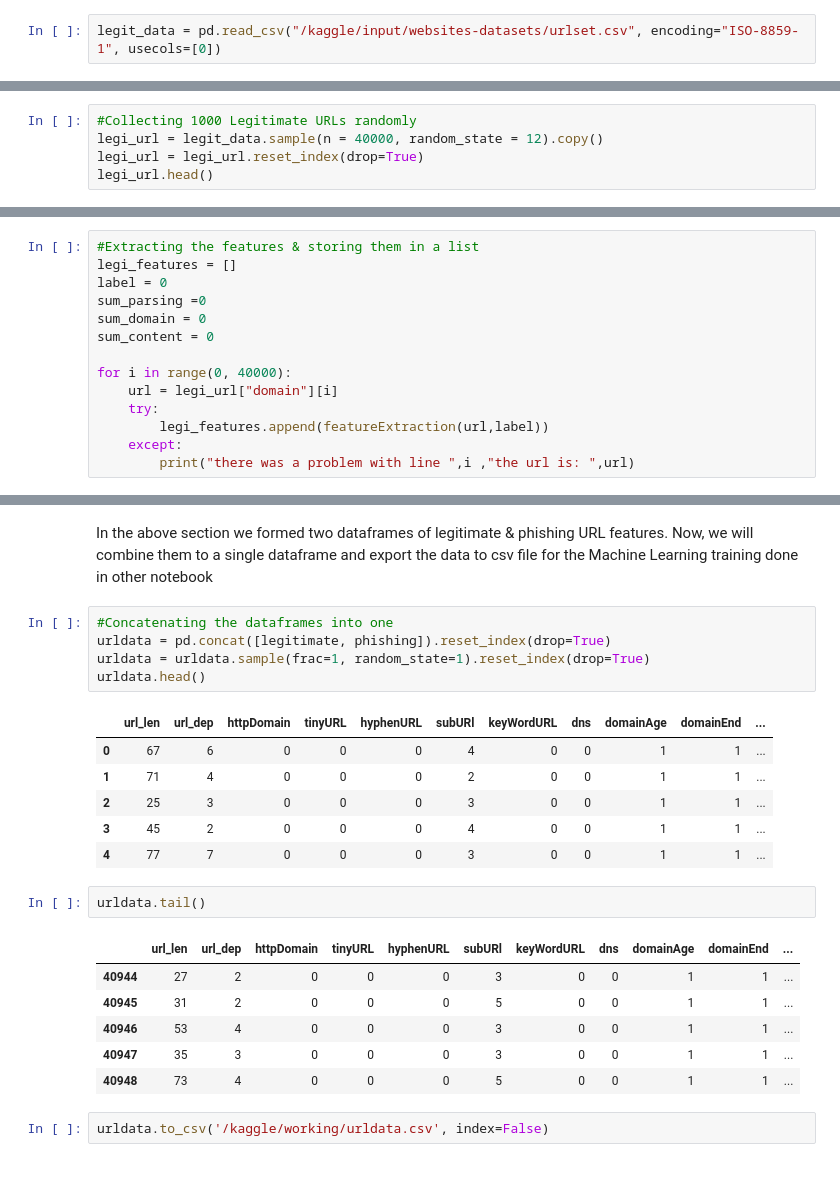
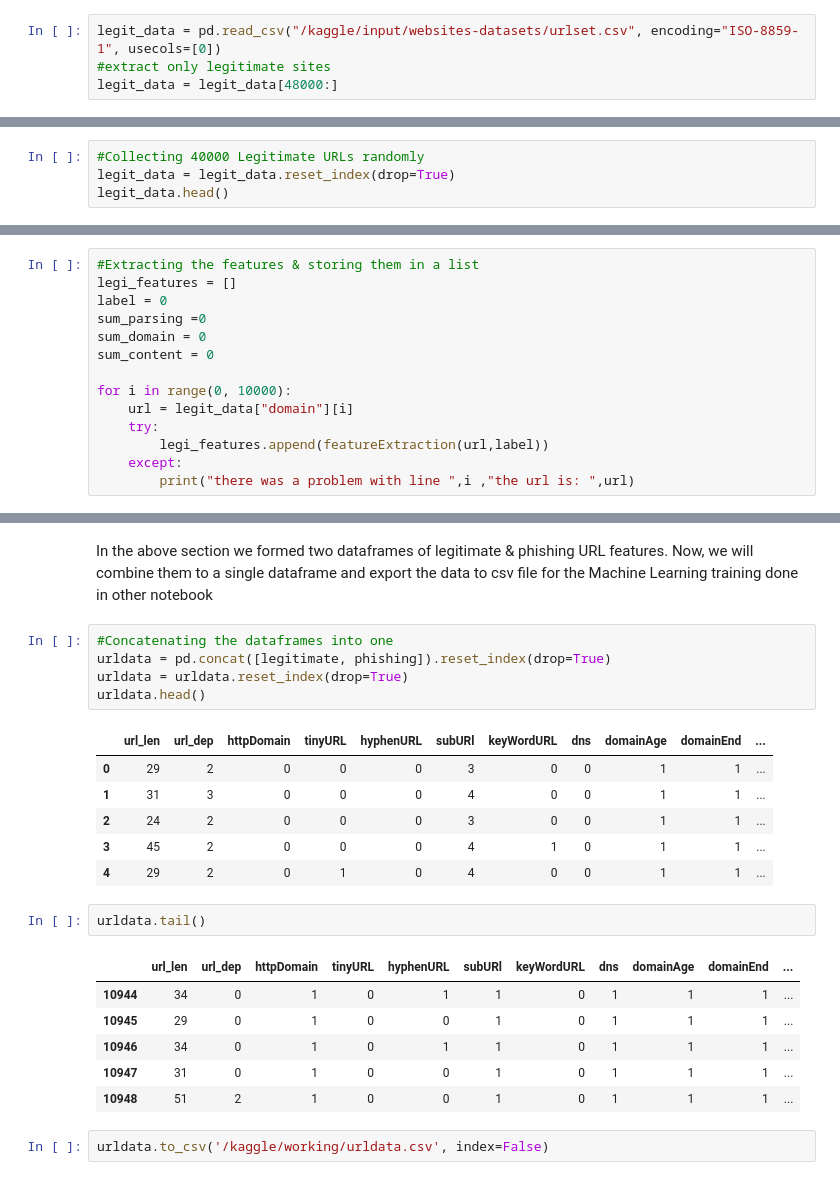
Before and after one commit to Nivarad/Phishing-Url-Detection, a Jupyter notebook: phishing_detection_project.ipynb, the cells around one changed output, grey strips where cells are left out. Drawn from its saved outputs; the diff is of its cells as text.

Commit message:
Kaggle Notebook | Phishing_domain_detection_project | Final Version included new and expended databases

```diff
--- a/phishing_detection_project.ipynb
+++ b/phishing_detection_project.ipynb
@@ -78,6 +78,8 @@ phish_url.shape
 we are loading only the first column because there is a problem loading all the file
 # %%
 legit_data = pd.read_csv("/kaggle/input/websites-datasets/urlset.csv", encoding="ISO-8859-1", usecols=[0])
+#extract only legitimate sites
+legit_data = legit_data[48000:]
 # %%
 legit_data.head()
 # %% [output]
@@ -94,7 +96,6 @@ legit_data.shape
 # %%
-#Collecting 1000 Legitimate URLs randomly
-legi_url = legit_data.sample(n = 40000, random_state = 12).copy()
-legi_url = legi_url.reset_index(drop=True)
-legi_url.head()
+#Collecting 40000 Legitimate URLs randomly
+legit_data = legit_data.reset_index(drop=True)
+legit_data.head()
 # %% [output]
 |  | domain |
@@ -422,8 +420,8 @@ sum_parsing =0
 sum_domain = 0
 sum_content = 0
 
-for i in range(0, 40000):
-    url = legi_url["domain"][i]
+for i in range(0, 10000):
+    url = legit_data["domain"][i]
     try:
         legi_features.append(featureExtraction(url,label))
     except:
@@ -536,24 +552,24 @@ In the above section we formed two dataframes of legitimate & phishing URL featu
 # %%
 #Concatenating the dataframes into one
 urldata = pd.concat([legitimate, phishing]).reset_index(drop=True)
-urldata = urldata.sample(frac=1, random_state=1).reset_index(drop=True)
+urldata = urldata.reset_index(drop=True)
 urldata.head()
 # %% [output]
 |  | url_len | url_dep | httpDomain | tinyURL | hyphenURL | subURl | keyWordURL | dns | domainAge | domainEnd | ... |
-| 0 | 67 | 6 | 0 | 0 | 0 | 4 | 0 | 0 | 1 | 1 | ... |
-| 1 | 71 | 4 | 0 | 0 | 0 | 2 | 0 | 0 | 1 | 1 | ... |
-| 2 | 25 | 3 | 0 | 0 | 0 | 3 | 0 | 0 | 1 | 1 | ... |
-| 3 | 45 | 2 | 0 | 0 | 0 | 4 | 0 | 0 | 1 | 1 | ... |
-| 4 | 77 | 7 | 0 | 0 | 0 | 3 | 0 | 0 | 1 | 1 | ... |
+| 0 | 29 | 2 | 0 | 0 | 0 | 3 | 0 | 0 | 1 | 1 | ... |
+| 1 | 31 | 3 | 0 | 0 | 0 | 4 | 0 | 0 | 1 | 1 | ... |
+| 2 | 24 | 2 | 0 | 0 | 0 | 3 | 0 | 0 | 1 | 1 | ... |
+| 3 | 45 | 2 | 0 | 0 | 0 | 4 | 1 | 0 | 1 | 1 | ... |
+| 4 | 29 | 2 | 0 | 1 | 0 | 4 | 0 | 0 | 1 | 1 | ... |
 # %%
 urldata.tail()
 # %% [output]
 |  | url_len | url_dep | httpDomain | tinyURL | hyphenURL | subURl | keyWordURL | dns | domainAge | domainEnd | ... |
-| 40944 | 27 | 2 | 0 | 0 | 0 | 3 | 0 | 0 | 1 | 1 | ... |
-| 40945 | 31 | 2 | 0 | 0 | 0 | 5 | 0 | 0 | 1 | 1 | ... |
-| 40946 | 53 | 4 | 0 | 0 | 0 | 3 | 0 | 0 | 1 | 1 | ... |
-| 40947 | 35 | 3 | 0 | 0 | 0 | 3 | 0 | 0 | 1 | 1 | ... |
-| 40948 | 73 | 4 | 0 | 0 | 0 | 5 | 0 | 0 | 1 | 1 | ... |
+| 10944 | 34 | 0 | 1 | 0 | 1 | 1 | 0 | 1 | 1 | 1 | ... |
+| 10945 | 29 | 0 | 1 | 0 | 0 | 1 | 0 | 1 | 1 | 1 | ... |
+| 10946 | 34 | 0 | 1 | 0 | 1 | 1 | 0 | 1 | 1 | 1 | ... |
+| 10947 | 31 | 0 | 1 | 0 | 0 | 1 | 0 | 1 | 1 | 1 | ... |
+| 10948 | 51 | 2 | 1 | 0 | 0 | 1 | 0 | 1 | 1 | 1 | ... |
 # %%
 urldata.to_csv('/kaggle/working/urldata.csv', index=False)
 # %% [markdown]
```
Also changed, not shown: parts of 46 cells of this notebook.
